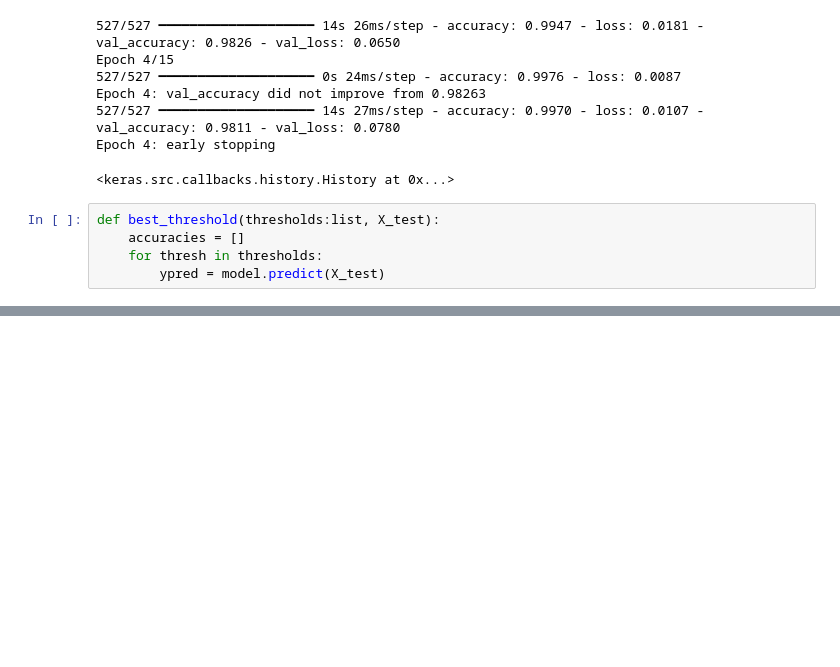
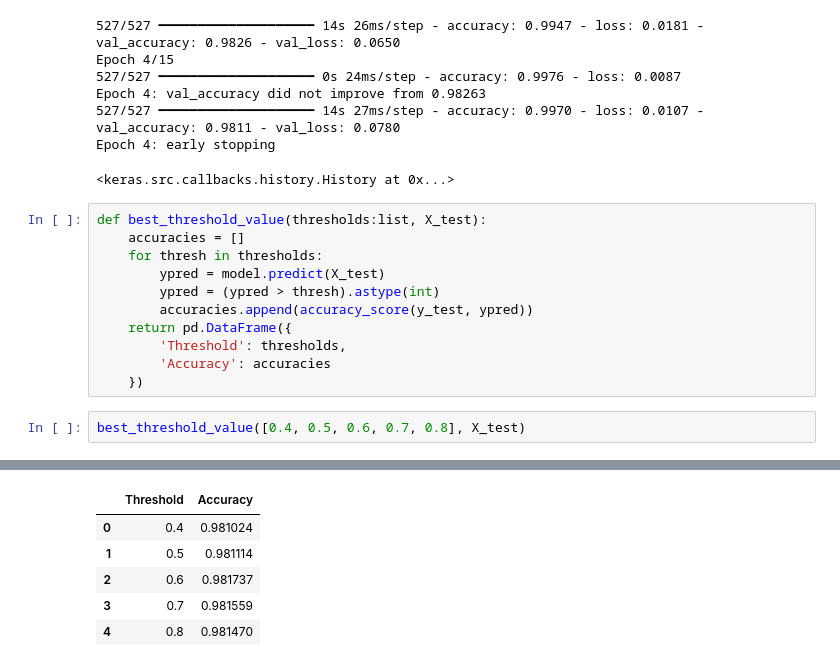
Before and after one commit to HyunLee8/FakeNewsDetector, a Jupyter notebook: FakeNewDetection.ipynb, the cells around one changed output, grey strips where cells are left out. Cells and saved outputs as stored; diff of their text form; blank space fills up the shorter version.

```diff
--- a/FakeNewDetection.ipynb
+++ b/FakeNewDetection.ipynb
@@ -286,7 +286,16 @@ Epoch 4: val_accuracy did not improve from 0.98263
 Epoch 4: early stopping
 <keras.src.callbacks.history.History at 0x...>
 # %%
-def best_threshold(thresholds:list, X_test):
+def best_threshold_value(thresholds:list, X_test):
 	accuracies = []
 	for thresh in thresholds:
 		ypred = model.predict(X_test)
+		ypred = (ypred > thresh).astype(int)
+		accuracies.append(accuracy_score(y_test, ypred))
+	return pd.DataFrame({
+		'Threshold': thresholds,
+		'Accuracy': accuracies
+	})
+# %%
+best_threshold_value([0.4, 0.5, 0.6, 0.7, 0.8], X_test)
+# %% [output]
@@ -292,0 +307,6 @@ def best_threshold(thresholds:list, X_test):
+|  | Threshold | Accuracy |
+| 0 | 0.4 | 0.981024 |
+| 1 | 0.5 | 0.981114 |
+| 2 | 0.6 | 0.981737 |
+| 3 | 0.7 | 0.981559 |
+| 4 | 0.8 | 0.981470 |
```
Also changed, not shown: parts of 4 cells of this notebook.
